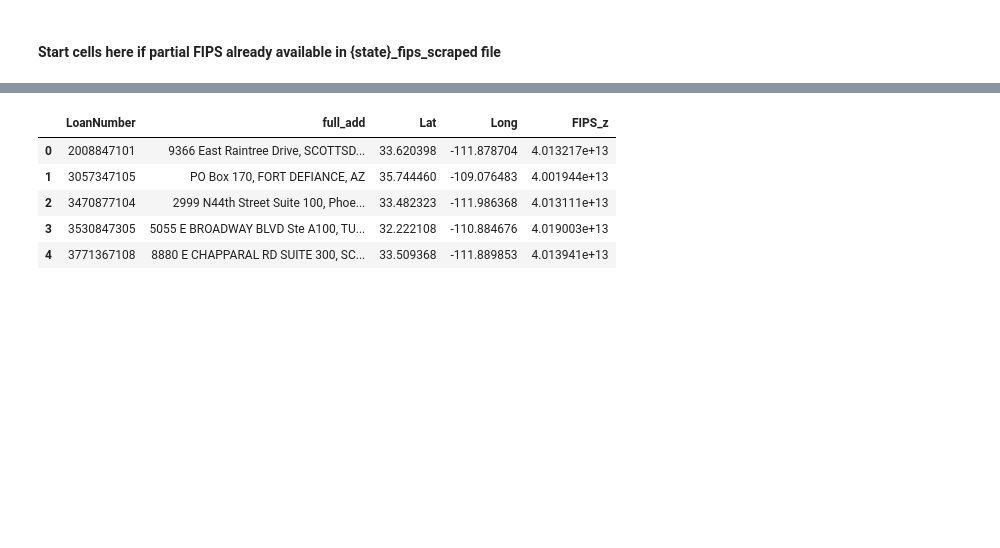
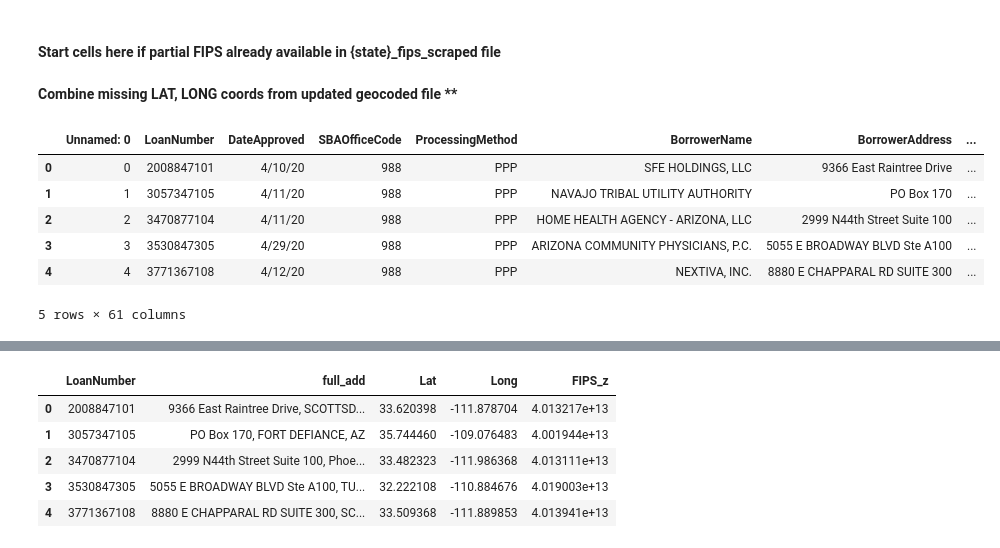
Before and after one commit to cspence001/mapdata_fips_aggregation, a Jupyter notebook: selenium_fips/selenium_census_script_fipscheck_AZ.ipynb, the cells around one changed output, grey strips where cells are left out. Saved outputs shown, nothing was run; the diff lists cells and outputs as text; code cells hidden in the pictures; blank space fills up the shorter version.

Commit message:
combine_script, combine_geostates, FL re:pipe

```diff
--- a/selenium_fips/selenium_census_script_fipscheck_AZ.ipynb
+++ b/selenium_fips/selenium_census_script_fipscheck_AZ.ipynb
@@ -49,3 +45,17 @@ fips_check_notna.head() #2658
 | 4 | 3771367108 | 8880 E CHAPPARAL RD SUITE 300, SC... | 33.509368 | -111.889853 |
 # %% [markdown]
 <h4> Start cells here if partial FIPS already available in {state}_fips_scraped file
+# %% [markdown]
+<b> Combine missing LAT, LONG coords from updated geocoded file **
+# %%
+fips_check_scraped_up = pd.read_csv("../../data/state_data/geo/geo_fips/AZ_fips_scraped.csv")
+fips_check_scraped_up= fips_check_scraped_up.drop(["Unnamed: 0.1", "Unnamed: 0.1.1", "Unnamed: 0.1.1.1", "Unnamed: 0.1.1.1.1", "Unnamed: 0.1.1.1.1.1"], axis =1)
+fips_check_scraped_up.head()
+# %% [output]
+|  | Unnamed: 0 | LoanNumber | DateApproved | SBAOfficeCode | ProcessingMethod | BorrowerName | BorrowerAddress | ... |
+| 0 | 0 | 2008847101 | 4/10/20 | 988 | PPP | SFE HOLDINGS, LLC | 9366 East Raintree Drive | ... |
+| 1 | 1 | 3057347105 | 4/11/20 | 988 | PPP | NAVAJO TRIBAL UTILITY AUTHORITY | PO Box 170 | ... |
+| 2 | 2 | 3470877104 | 4/11/20 | 988 | PPP | HOME HEALTH AGENCY - ARIZONA, LLC | 2999 N44th Street Suite 100 | ... |
+| 3 | 3 | 3530847305 | 4/29/20 | 988 | PPP | ARIZONA COMMUNITY PHYSICIANS, P.C. | 5055 E BROADWAY BLVD Ste A100 | ... |
+| 4 | 4 | 3771367108 | 4/12/20 | 988 | PPP | NEXTIVA, INC. | 8880 E CHAPPARAL RD SUITE 300 | ... |
+5 rows × 61 columns
```
Also changed, not shown: parts of 14 cells of this notebook, 9 other files.
